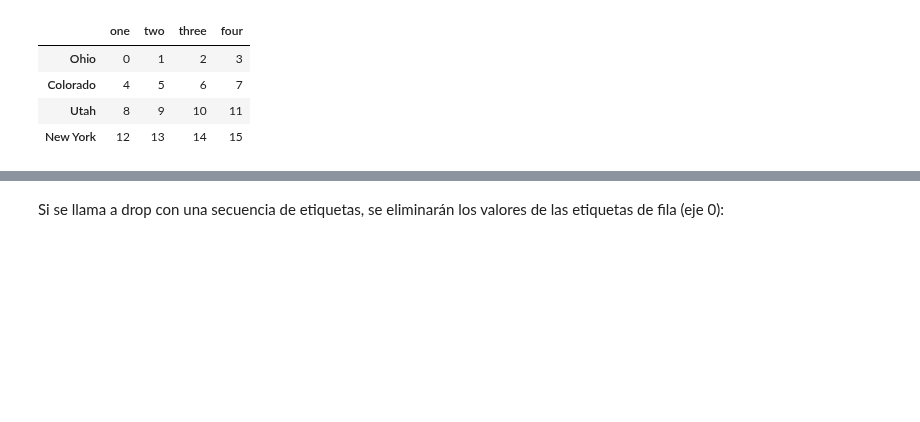
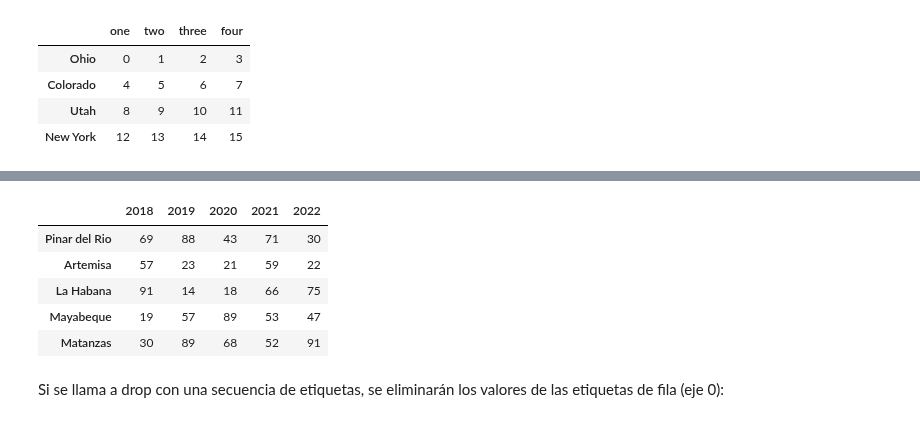
Before and after one commit to mizos0512/RPython, a Jupyter notebook: Notebooks/Clases/Practica35.ipynb, the cells around one changed output, grey strips where cells are left out. Saved outputs shown, nothing was run; the diff lists cells and outputs as text; code cells hidden in the pictures; blank space fills up the shorter version.

```diff
--- a/Notebooks/Clases/Practica35.ipynb
+++ b/Notebooks/Clases/Practica35.ipynb
@@ -630,3 +831,21 @@ data
+# %%
+import numpy as np
+import pandas as pd
+
+
+random_data = np.random.randint(0, 100, size=(5, 5))
+
+Mi_dato = pd.DataFrame(random_data,
+                       index=["Pinar del Rio", "Artemisa", "La Habana", "Mayabeque", "Matanzas"],
+                       columns=["2018", "2019", "2020", "2021", "2022"])
+Mi_dato
+# %% [output]
+|  | 2018 | 2019 | 2020 | 2021 | 2022 |
+| Pinar del Rio | 69 | 88 | 43 | 71 | 30 |
+| Artemisa | 57 | 23 | 21 | 59 | 22 |
+| La Habana | 91 | 14 | 18 | 66 | 75 |
+| Mayabeque | 19 | 57 | 89 | 53 | 47 |
+| Matanzas | 30 | 89 | 68 | 52 | 91 |
 # %% [markdown]
 Si se llama a drop con una secuencia de etiquetas, se eliminarán los valores de las etiquetas de fila (eje 0):
 # %%
```
Also changed, not shown: parts of 40 cells of this notebook.
